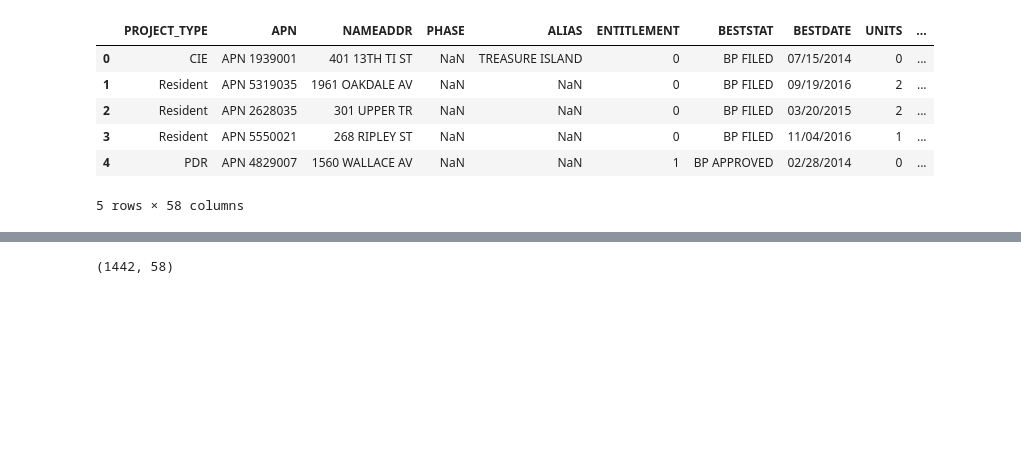
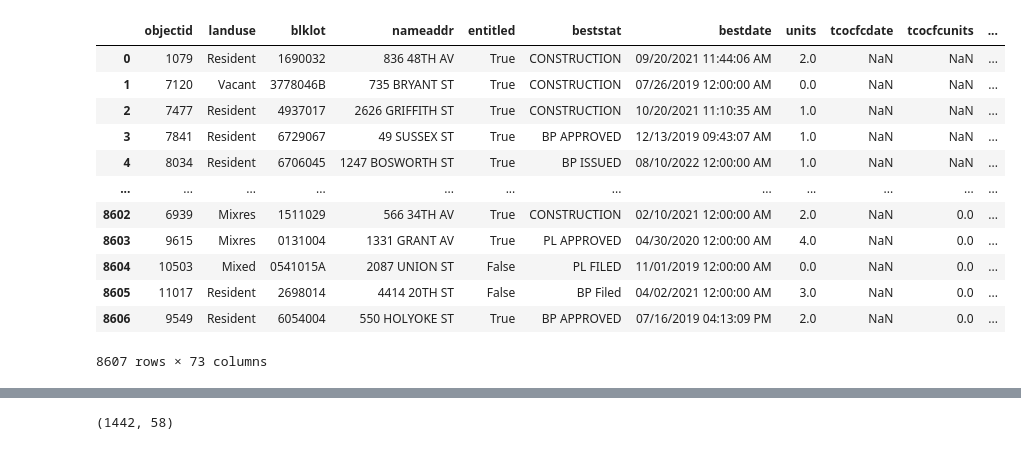
Before and after one commit to joeynotaro/sf-affordable-housing, a Jupyter notebook: eda.ipynb, the cells around one changed output, grey strips where cells are left out. Cells and saved outputs as stored; diff of their text form; code cells hidden in the pictures; blank space fills up the shorter version.

Commit message:
started trying to clean up columns of data.

```diff
--- a/eda.ipynb
+++ b/eda.ipynb
@@ -3,15 +3,21 @@ import pandas as pd
 import numpy as np
 import matplotlib.pyplot as plt
 import seaborn as sns
-# %%
-dev_projs = pd.read_csv('./data/SF_Development_Pipeline_2017_Q1.csv')
-# %%
-dev_projs.head()
-# %% [output]
-|  | PROJECT_TYPE | APN | NAMEADDR | PHASE | ALIAS | ENTITLEMENT | BESTSTAT | BESTDATE | UNITS | ... |
-| 0 | CIE | APN 1939001 | 401 13TH TI ST | NaN | TREASURE ISLAND | 0 | BP FILED | 07/15/2014 | 0 | ... |
-| 1 | Resident | APN 5319035 | 1961 OAKDALE AV | NaN | NaN | 0 | BP FILED | 09/19/2016 | 2 | ... |
-| 2 | Resident | APN 2628035 | 301 UPPER TR | NaN | NaN | 0 | BP FILED | 03/20/2015 | 2 | ... |
-| 3 | Resident | APN 5550021 | 268 RIPLEY ST | NaN | NaN | 0 | BP FILED | 11/04/2016 | 1 | ... |
-| 4 | PDR | APN 4829007 | 1560 WALLACE AV | NaN | NaN | 1 | BP APPROVED | 02/28/2014 | 0 | ... |
-5 rows × 58 columns
+# %%
+def annual_data(year):
+    dev_projs = pd.DataFrame()
+
+    for q in range(4, 0, -1):
+        new_data = pd.read_csv(f'./data/sf_dev_pipeline/{year}/SF_Development_Pipeline_{year}_Q{q}.csv')
+        new_data.columns = new_data.columns.str.lower()
+        new_data.columns = new_data.columns.str.replace(' ', '')
+        new_data.columns = new_data.columns.str.replace('_', '')
+        new_data.columns = new_data.columns.str.replace('/', '')
+        if q == 4:
+            dev_projs = new_data
+        else:
+            dev_projs = pd.concat([dev_projs, new_data], sort = False, ignore_index = True)
+
+    return dev_projs
+# %%
+dev_projs_2022 = annual_data(2022)
@@ -17,0 +39,16 @@ dev_projs.head()
+# %%
+dev_projs_2022
+# %% [output]
+|  | objectid | landuse | blklot | nameaddr | entitled | beststat | bestdate | units | tcocfcdate | tcocfcunits | ... |
+| 0 | 1079 | Resident | 1690032 | 836 48TH AV | True | CONSTRUCTION | 09/20/2021 11:44:06 AM | 2.0 | NaN | NaN | ... |
+| 1 | 7120 | Vacant | 3778046B | 735 BRYANT ST | True | CONSTRUCTION | 07/26/2019 12:00:00 AM | 0.0 | NaN | NaN | ... |
+| 2 | 7477 | Resident | 4937017 | 2626 GRIFFITH ST | True | CONSTRUCTION | 10/20/2021 11:10:35 AM | 1.0 | NaN | NaN | ... |
+| 3 | 7841 | Resident | 6729067 | 49 SUSSEX ST | True | BP APPROVED | 12/13/2019 09:43:07 AM | 1.0 | NaN | NaN | ... |
+| 4 | 8034 | Resident | 6706045 | 1247 BOSWORTH ST | True | BP ISSUED | 08/10/2022 12:00:00 AM | 1.0 | NaN | NaN | ... |
+| ... | ... | ... | ... | ... | ... | ... | ... | ... | ... | ... | ... |
+| 8602 | 6939 | Mixres | 1511029 | 566 34TH AV | True | CONSTRUCTION | 02/10/2021 12:00:00 AM | 2.0 | NaN | 0.0 | ... |
+| 8603 | 9615 | Mixres | 0131004 | 1331 GRANT AV | True | PL APPROVED | 04/30/2020 12:00:00 AM | 4.0 | NaN | 0.0 | ... |
+| 8604 | 10503 | Mixed | 0541015A | 2087 UNION ST | False | PL FILED | 11/01/2019 12:00:00 AM | 0.0 | NaN | 0.0 | ... |
+| 8605 | 11017 | Resident | 2698014 | 4414 20TH ST | False | BP Filed | 04/02/2021 12:00:00 AM | 3.0 | NaN | 0.0 | ... |
+| 8606 | 9549 | Resident | 6054004 | 550 HOLYOKE ST | True | BP APPROVED | 07/16/2019 04:13:09 PM | 2.0 | NaN | 0.0 | ... |
+8607 rows × 73 columns
```
Also changed, not shown: parts of 22 cells of this notebook, 3 other files.
